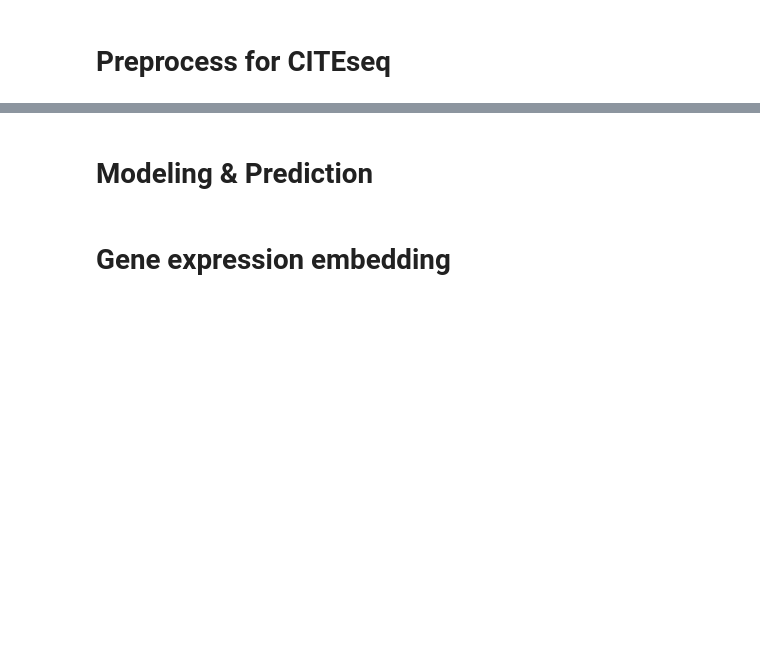
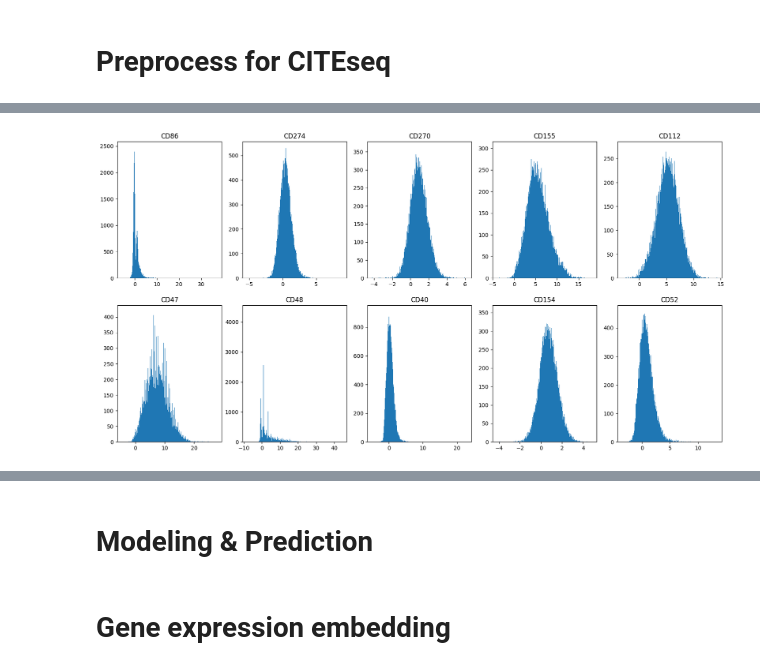
Before and after one commit to cb11711211/scMultiome_integration, a Jupyter notebook: sc_multiome_int.ipynb, the cells around one changed output, grey strips where cells are left out. Cells and saved outputs as stored; diff of their text form; code cells hidden in the pictures; blank space fills up the shorter version.

Commit message:
protein histogram analysis

```diff
--- a/sc_multiome_int.ipynb
+++ b/sc_multiome_int.ipynb
@@ -30,7 +31,7 @@ from sklearn.metrics import mean_squared_error
 # %% [markdown]
 # Load data
 # %%
-DATA_DIR = "/home/wuxc/data/open_multiome_compete/data/"
+DATA_DIR = "/home/wuxinchao/data/project/kaggle_comp_scmo_data/data"
 CELL_METADATA = os.path.join(DATA_DIR, "metadata.csv")
 CITE_TRAIN_INPUTS = os.path.join(DATA_DIR, "train_cite_inputs.h5")
 CITE_TRAIN_TARGETS = os.path.join(DATA_DIR, "train_cite_targets.h5")
@@ -98,0 +114,6 @@ print(cite_train_x.shape, cite_train_y.shape)
+# %%
+# check the distribution of the protein data
+# get the cell id and protein id of the citeseq data
+cite_train_y = pd.read_hdf(CITE_TRAIN_TARGETS)
+print(cite_train_y.columns) # the protein id
+print(cite_train_y.index) # the cell id
@@ -98,0 +135,15 @@ print(cite_train_x.shape, cite_train_y.shape)
+# %%
+# show the distribution of the protein data of CD86
+# CD86_expression = cite_train_y['CD86']
+# plt.hist(CD86_expression, bins=1000)
+# plt.show()
+
+# show the distribution of the first 10 protein data
+# the plots are subplots
+fig, axs = plt.subplots(2, 5, figsize=(20, 10))
+for i in range(10):
+    axs[i//5, i%5].hist(cite_train_y[cite_train_y.columns[i]], bins=1000)
+    axs[i//5, i%5].set_title(cite_train_y.columns[i])
+plt.show()
+# %% [output]
+[figure, added]
```
Also changed, not shown: parts of 7 cells of this notebook.
